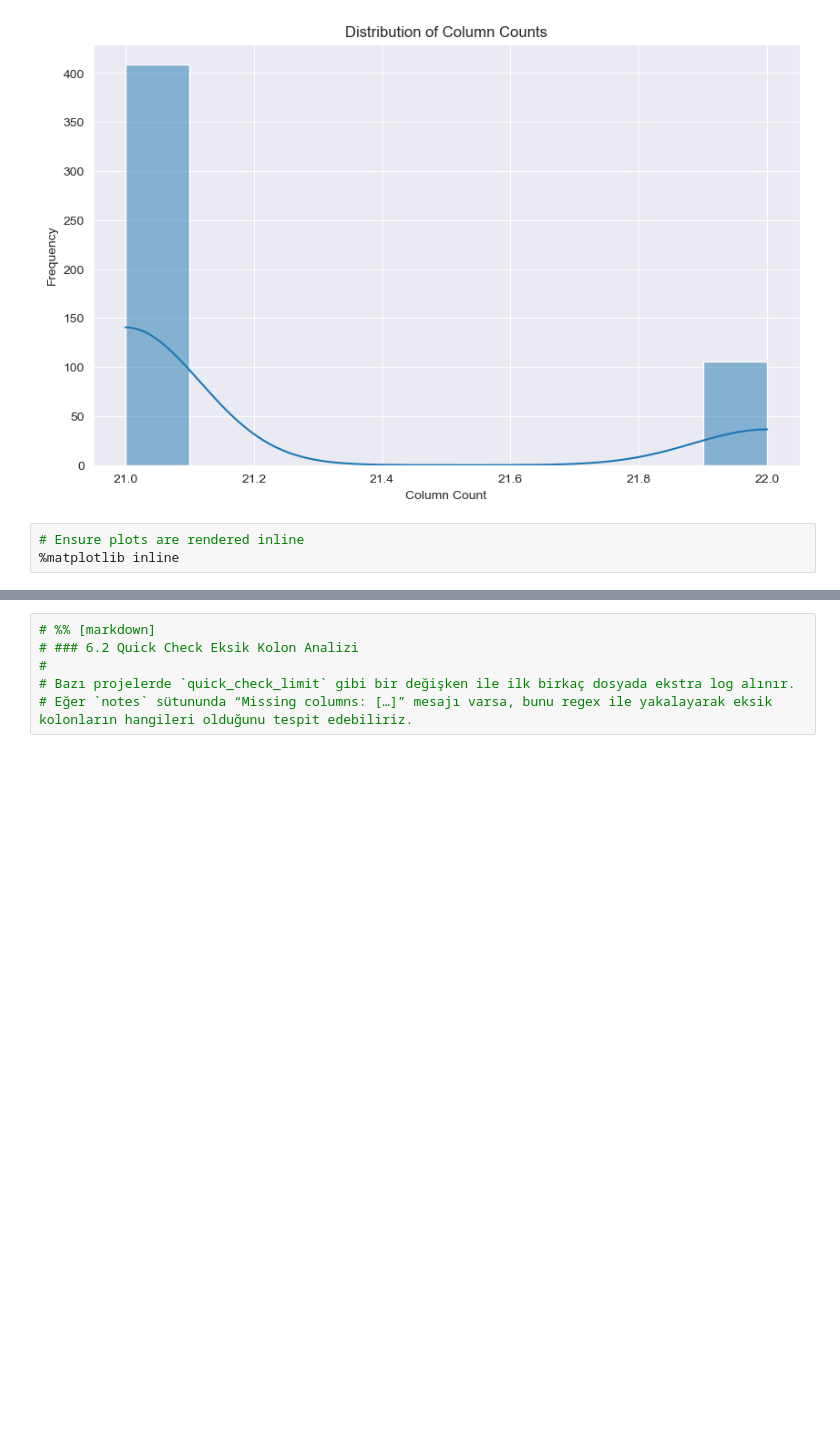
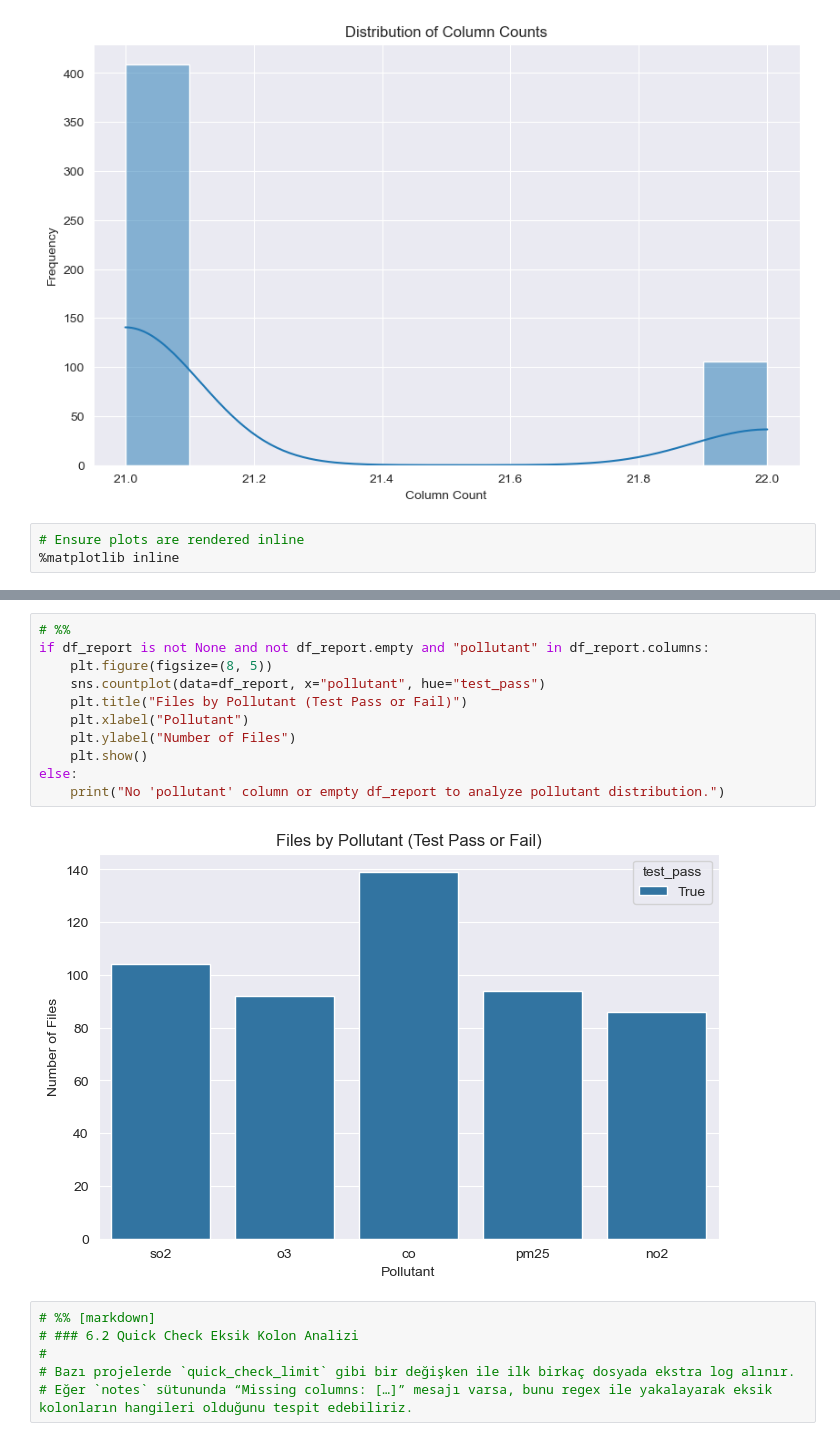
Before and after one commit to dogaaydinn/Geo_Sentiment_Climate, a Jupyter notebook: notebooks/001_data_check.ipynb, the cells around one changed output, grey strips where cells are left out. Cells and saved outputs as stored; diff of their text form; blank space fills up the shorter version.

```diff
--- a/notebooks/001_data_check.ipynb
+++ b/notebooks/001_data_check.ipynb
@@ -224,3 +233,16 @@ plt.show()
+# %%
+# %%
+if df_report is not None and not df_report.empty and "pollutant" in df_report.columns:
+    plt.figure(figsize=(8, 5))
+    sns.countplot(data=df_report, x="pollutant", hue="test_pass")
+    plt.title("Files by Pollutant (Test Pass or Fail)")
+    plt.xlabel("Pollutant")
+    plt.ylabel("Number of Files")
+    plt.show()
+else:
+    print("No 'pollutant' column or empty df_report to analyze pollutant distribution.")
+# %% [output]
+[figure, added]
 # %%
 # %% [markdown]
 # ### 6.2 Quick Check Eksik Kolon Analizi
```
Also changed, not shown: parts of 10 cells of this notebook.
